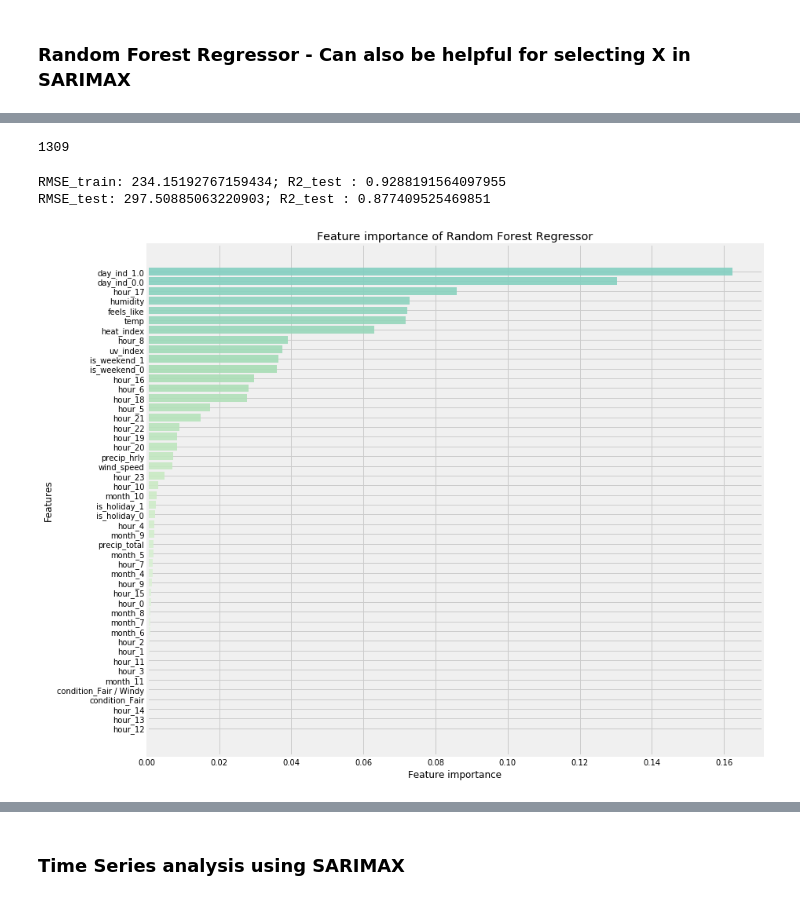
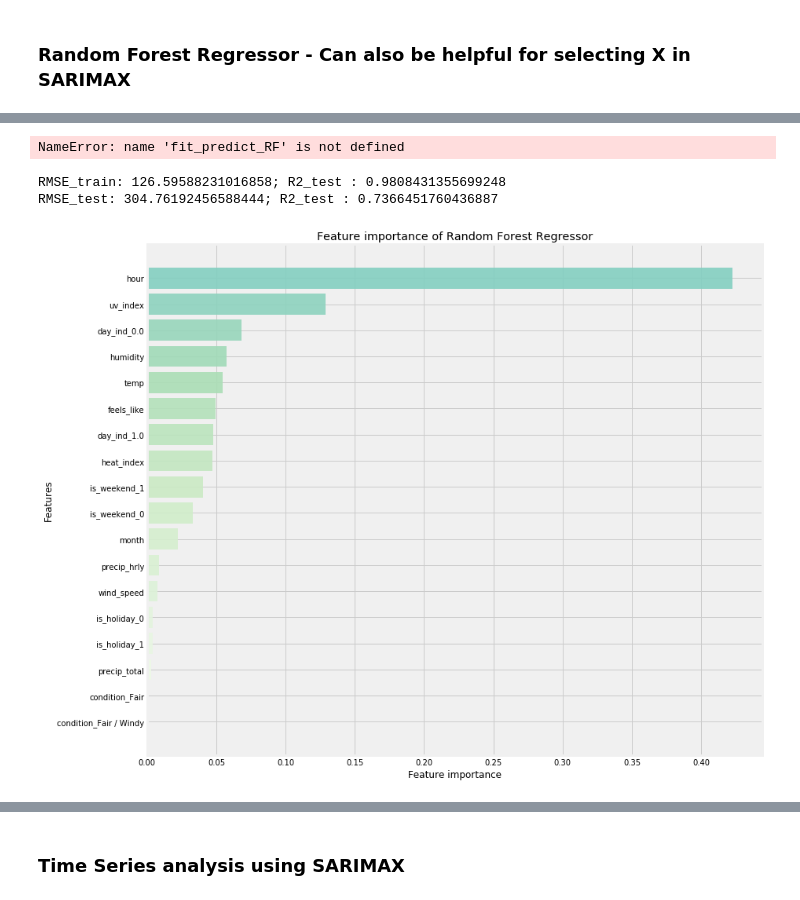
Before and after one commit to Rimab55/Forecasting_Bixi_Bikeshare_rentals, a Jupyter notebook: Time_Series.ipynb, the cells around one changed output, grey strips where cells are left out. Cells and saved outputs as stored; diff of their text form; code cells hidden in the pictures.

```diff
--- a/Time_Series.ipynb
+++ b/Time_Series.ipynb
@@ -82,5 +82,5 @@ df = create_dummies(['condition','day_ind','is_weekend','is_holiday','month','ho
 # %%
-def grid_search_RFC(X, y, max_depth = [5,10], max_features = [7,15,30], n_estimators = [100,130,175]):
+def grid_search_RFC(X, y, max_depth = [5,10,13], max_features = [7,15,18], n_estimators = [100,130,135,175]):
     """
     function to grid search random forest regressor and find optimal parameters minimizing MSE
 
@@ -107,5 +111,5 @@ def grid_search_RFC(X, y, max_depth = [5,10], max_features = [7,15,30], n_estima
 # %%
-def fit_predict_RF(X, y, test_size = 0.25):
+def fit_predict_RF(X, y, test_size = 1309):
     """
     function to fit and predict a random forest regressor for specified regressors X and
     predicted value y using optimal parameters found with grid search.
@@ -120,8 +124,13 @@ def fit_predict_RF(X, y, test_size = 0.25):
     X = df.drop(['bixi_rentals'], axis = 1)
     y = df[['bixi_rentals']].values.ravel()
 
+    train_size = X.shape[0] - test_size
+
     #split our data into a test and train set
-    X_train, X_test, y_train, y_test = train_test_split(X, y, test_size = 0.25)
+    X_train = X[:train_size]
+    X_test = X[-test_size:]
+    y_train = y[:train_size]
+    y_test = y[-test_size:]
 
     best_params = grid_search_RFC(X_train,y_train)
 
@@ -134,5 +143,5 @@ def fit_predict_RF(X, y, test_size = 0.25):
     y_train_hat = rf.predict(X_train)
     y_test_hat = rf.predict(X_test)
 
-    return y_train, y_train_hat, y_test, y_test_hat
+    return rf, y_train, y_train_hat, y_test, y_test_hat
 # %%
@@ -148,16 +157,14 @@ def metrics_RF(X,y,test_size = 0.25):
     print (f'RMSE_train: {rmse_train}; R2_test : {R2_train}')
     print (f'RMSE_test: {rmse_test}; R2_test : {R2_test}')
 # %%
-y_train, y_train_hat, y_test, y_test_hat = fit_predict_RF(X, y, test_size = 0.25)
+rf, y_train, y_train_hat, y_test, y_test_hat = fit_predict_RF(X_rf, y_rf, test_size = 1309)
+# %% [output]
+NameError: name 'fit_predict_RF' is not defined
-# %%
-y_test.shape[0] # Size of test size to use for other models
-# %% [output]
-1309
-# %%
-metrics_RF(X, y,test_size=0.25)
-# %% [output]
-RMSE_train: 234.15192767159434; R2_test : 0.9288191564097955
-RMSE_test: 297.50885063220903; R2_test : 0.877409525469851
+# %%
+metrics_RF(X_rf, y_rf, test_size=1309)
+# %% [output]
+RMSE_train: 126.59588231016858; R2_test : 0.9808431355699248
+RMSE_test: 304.76192456588444; R2_test : 0.7366451760436887
 # %%
 def plot_feature_importances(model, X):
     """
@@ -171,12 +178,12 @@ def plot_feature_importances(model, X):
 
     n_features = len(X.columns)
 
-    df = pd.DataFrame(data = model.feature_importances_.reshape(1,48), columns = X.columns)
+    df = pd.DataFrame(data = model.feature_importances_.reshape(1,n_features), columns = X.columns)
     df = df.T
     df = df.sort_values(by =df.columns[0], ascending = False)
     df = df.reset_index()
 
-    color = cm.GnBu(np.linspace(0,0.48,48), alpha = 0.9)
+    color = cm.GnBu(np.linspace(0,0.48,n_features), alpha = 0.9)
 
     # Create horizontal barplot
     plt.figure(figsize=(13,10))
@@ -186,7 +193,9 @@ def plot_feature_importances(model, X):
     plt.ylabel("Features")
     plt.title("Feature importance of Random Forest Regressor")
     plt.tight_layout()
+    plt.savefig('plots/RF_forecast.png')
+    plt.show()
 # %%
-plot_feature_importances(rf,X)
+plot_feature_importances(rf,X_rf)
 # %% [output]
-[figure, old version]
+[figure, new version]
```
Also changed, not shown: parts of 35 cells of this notebook.
